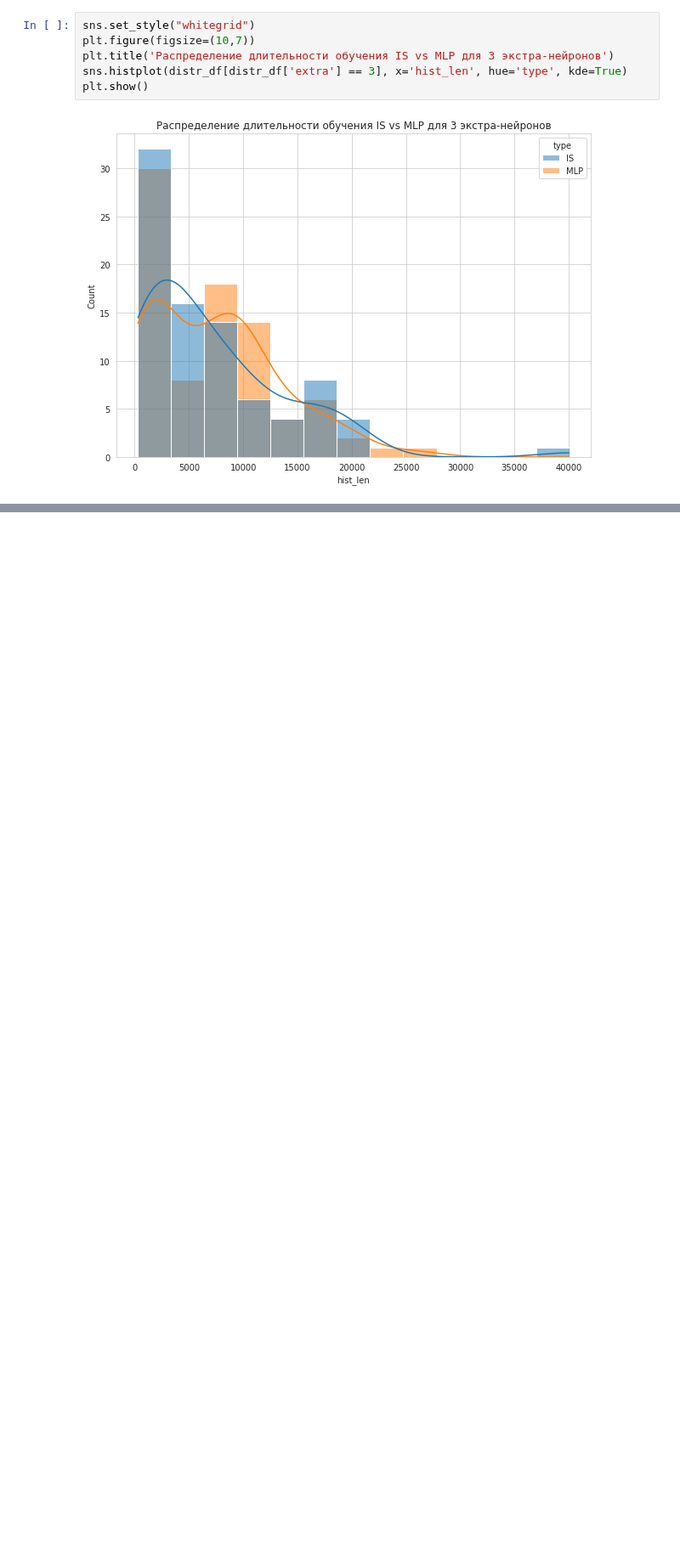
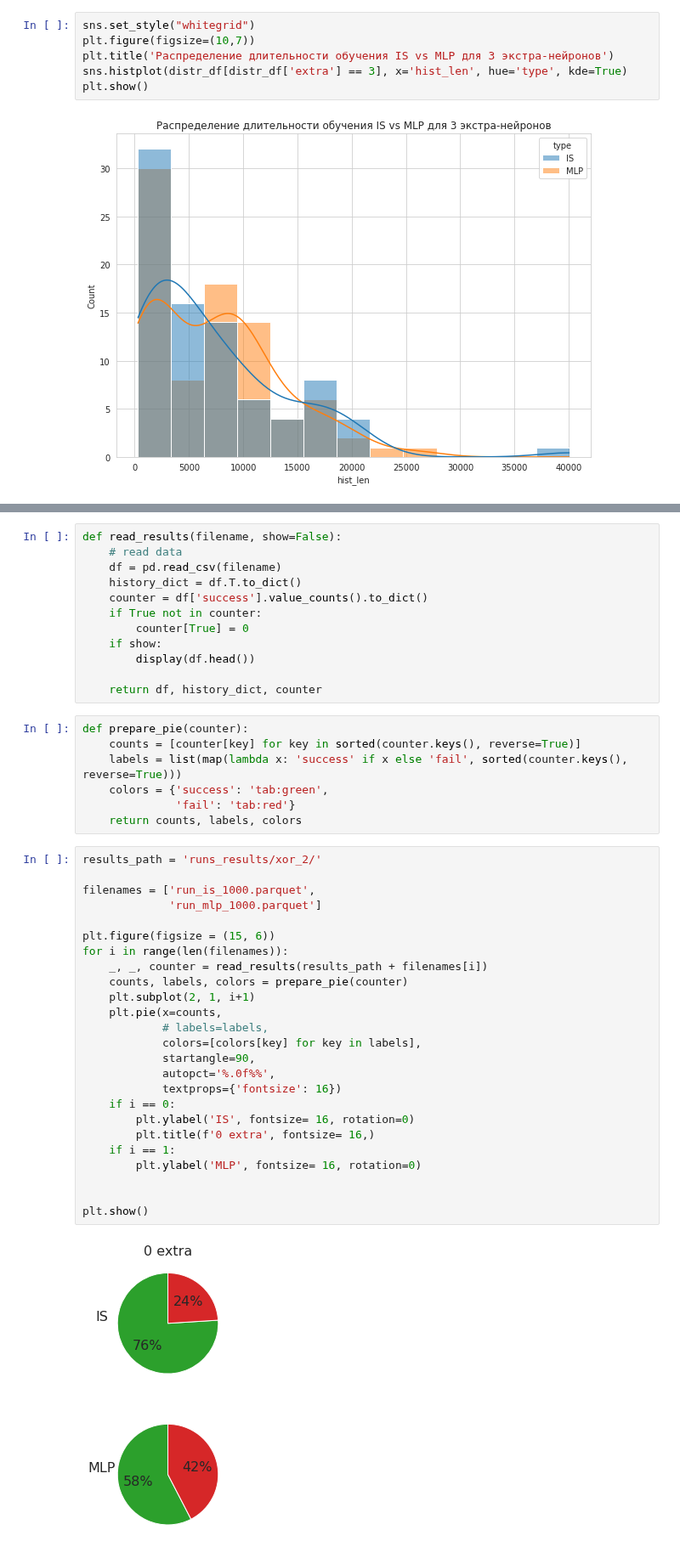
Before and after one commit to skolpin/neuro-boolean-research, a Jupyter notebook: xor_4_analisys.ipynb, the cells around one changed output, grey strips where cells are left out. Shown at 85% size. Saved outputs shown, nothing was run; the diff lists cells and outputs as text; blank space fills up the shorter version.

```diff
--- a/xor_4_analisys.ipynb
+++ b/xor_4_analisys.ipynb
@@ -227,0 +236,46 @@ plt.show()
+# %%
+def read_results(filename, show=False):
+    # read data
+    df = pd.read_csv(filename)
+    history_dict = df.T.to_dict()
+    counter = df['success'].value_counts().to_dict()
+    if True not in counter:
+        counter[True] = 0
+    if show:
+        display(df.head())
+
+    return df, history_dict, counter
+# %%
+def prepare_pie(counter):
+    counts = [counter[key] for key in sorted(counter.keys(), reverse=True)]
+    labels = list(map(lambda x: 'success' if x else 'fail', sorted(counter.keys(), reverse=True)))
+    colors = {'success': 'tab:green',
+              'fail': 'tab:red'}
+    return counts, labels, colors
+# %%
+results_path = 'runs_results/xor_2/'
+
+filenames = ['run_is_1000.parquet',
+             'run_mlp_1000.parquet']
+
+plt.figure(figsize = (15, 6))
+for i in range(len(filenames)):
+    _, _, counter = read_results(results_path + filenames[i])
+    counts, labels, colors = prepare_pie(counter)
+    plt.subplot(2, 1, i+1)
+    plt.pie(x=counts,
+            # labels=labels,
+            colors=[colors[key] for key in labels],
+            startangle=90,
+            autopct='%.0f%%',
+            textprops={'fontsize': 16})
+    if i == 0:
+        plt.ylabel('IS', fontsize= 16, rotation=0)
+        plt.title(f'0 extra', fontsize= 16,)
+    if i == 1:
+        plt.ylabel('MLP', fontsize= 16, rotation=0)
+
+
+plt.show()
+# %% [output]
+[figure, added]
```
Also changed, not shown: parts of 22 cells of this notebook, 2 other files.
